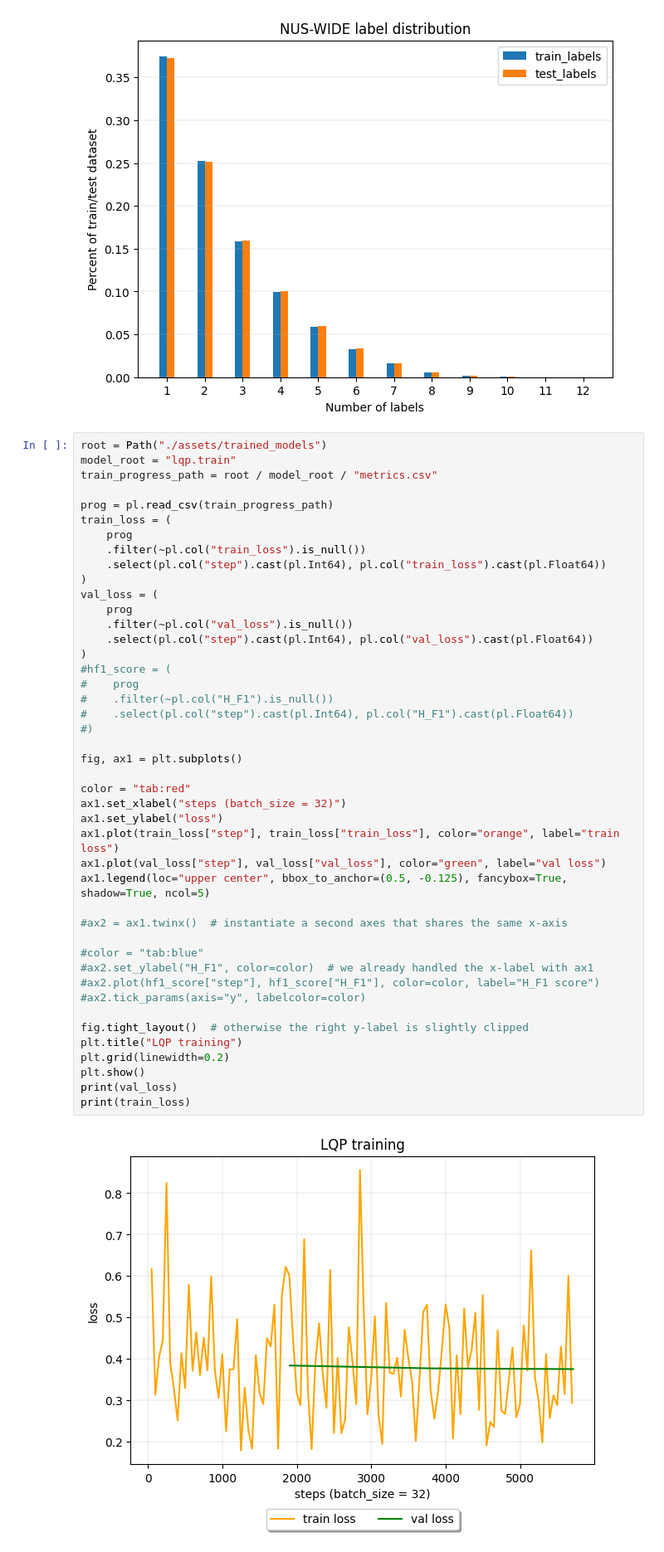
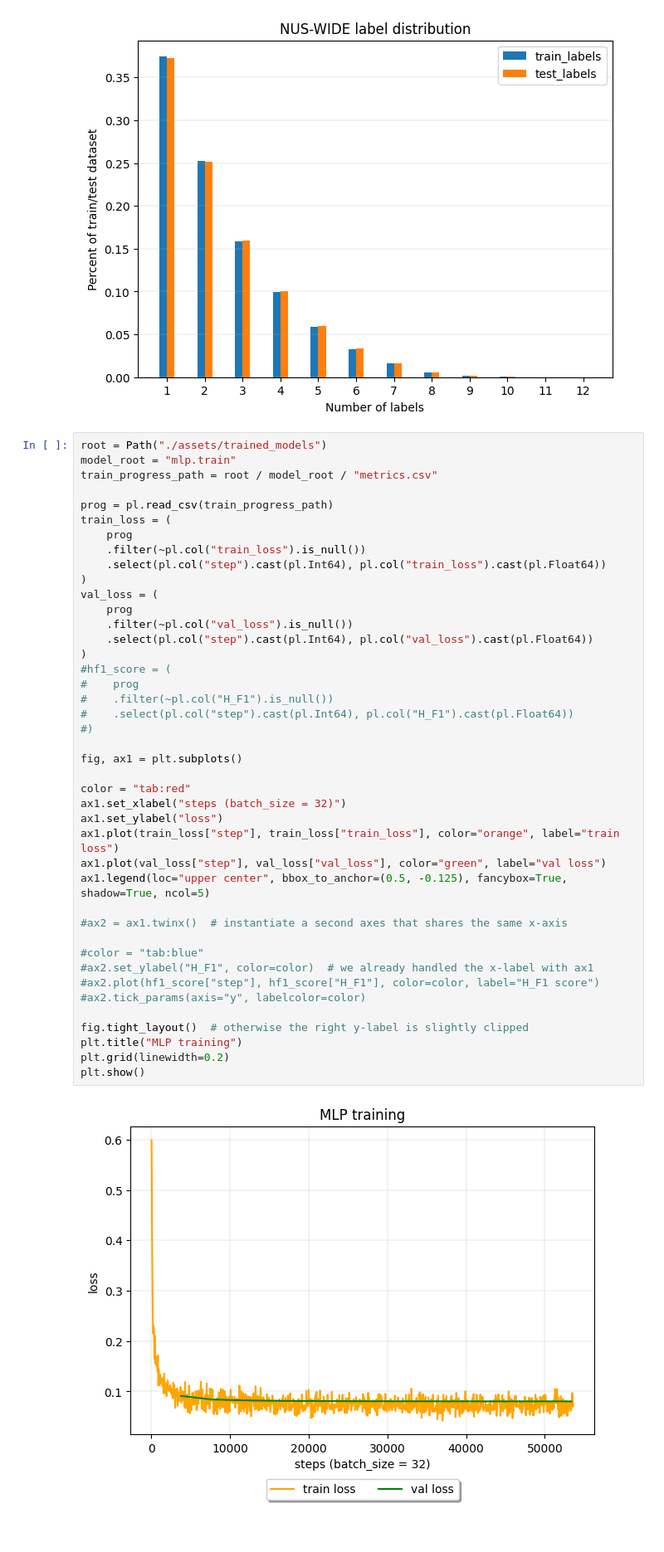
Before and after one commit to skorodenko/wallpaper_tagging, a Jupyter notebook: eda.ipynb, the cells around one changed output. Shown: that part at 83% size. Drawn from its saved outputs; the diff is of its cells as text.

```diff
--- a/eda.ipynb
+++ b/eda.ipynb
@@ -112,7 +112,7 @@ Max 13 | Min 1
 [figure]
 # %%
 root = Path("./assets/trained_models")
-model_root = "lqp.train"
+model_root = "mlp.train"
 train_progress_path = root / model_root / "metrics.csv"
 
 prog = pl.read_csv(train_progress_path)
@@ -125,34 +125,32 @@ val_loss = (
     prog
     .filter(~pl.col("val_loss").is_null())
     .select(pl.col("step").cast(pl.Int64), pl.col("val_loss").cast(pl.Float64))
 )
 #hf1_score = (
 #    prog
 #    .filter(~pl.col("H_F1").is_null())
 #    .select(pl.col("step").cast(pl.Int64), pl.col("H_F1").cast(pl.Float64))
 #)
 
 fig, ax1 = plt.subplots()
 
 color = "tab:red"
 ax1.set_xlabel("steps (batch_size = 32)")
 ax1.set_ylabel("loss")
 ax1.plot(train_loss["step"], train_loss["train_loss"], color="orange", label="train loss")
 ax1.plot(val_loss["step"], val_loss["val_loss"], color="green", label="val loss")
 ax1.legend(loc="upper center", bbox_to_anchor=(0.5, -0.125), fancybox=True, shadow=True, ncol=5)
 
 #ax2 = ax1.twinx()  # instantiate a second axes that shares the same x-axis
 
 #color = "tab:blue"
 #ax2.set_ylabel("H_F1", color=color)  # we already handled the x-label with ax1
 #ax2.plot(hf1_score["step"], hf1_score["H_F1"], color=color, label="H_F1 score")
 #ax2.tick_params(axis="y", labelcolor=color)
 
 fig.tight_layout()  # otherwise the right y-label is slightly clipped
-plt.title("LQP training")
+plt.title("MLP training")
 plt.grid(linewidth=0.2)
 plt.show()
-print(val_loss)
-print(train_loss)
 # %% [output]
-[figure, old version]
+[figure, new version]
```
Also changed, not shown: parts of 1 cell of this notebook, 2 other files.
